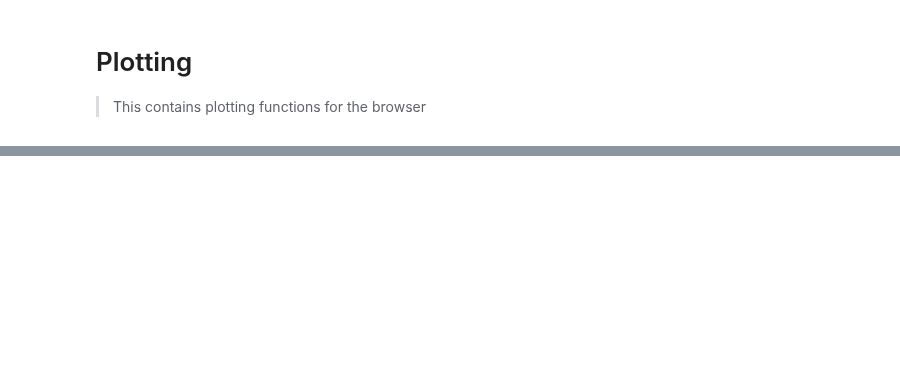
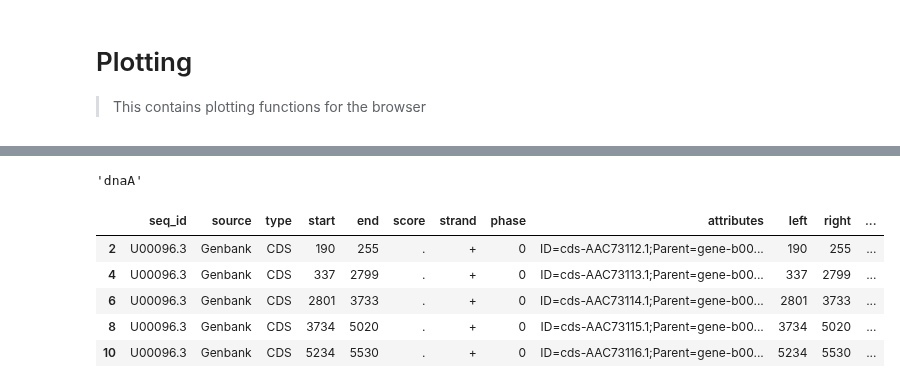
Before and after one commit to dbikard/genomenotebook, a Jupyter notebook: nbs/01_plotting.ipynb, the cells around one changed output, grey strips where cells are left out. Saved outputs shown, nothing was run; the diff lists cells and outputs as text; code cells hidden in the pictures; blank space fills up the shorter version.

```diff
--- a/nbs/01_plotting.ipynb
+++ b/nbs/01_plotting.ipynb
@@ -83,0 +113,5 @@ def create_genome_browser_plot(glyphSource, x_range, **kwargs):
+# %%
+data_path = get_example_data_dir()
+gff_path = os.path.join(data_path, "MG1655_U00096.gff3")
+annotation=get_genome_annotations(gff_path)
+annotation.head()
@@ -83,0 +140,5 @@ def create_genome_browser_plot(glyphSource, x_range, **kwargs):
+# %%
+input_str = 'ID=cds-ATV02827.1;Parent=gene-SaO11_00001;Dbxref=NCBI_GP:ATV02827.1;Name=ATV02827.1;gbkey=CDS;gene=dnaA;locus_tag=SaO11_00001;product=Chromosomal replication initiator protein DnaA;protein_id=ATV02827.1;transl_table=11'
+extract_attribute(input_str,"gene")
+# %% [output]
+'dnaA'
@@ -83,0 +148,41 @@ def create_genome_browser_plot(glyphSource, x_range, **kwargs):
+# %%
+#| export
+def get_genes_from_annotation(annotation):
+
+    genes = annotation[
+        annotation.type.isin(["CDS", "repeat_region", "ncRNA", "rRNA", "tRNA"])
+    ].copy()
+
+    genes.loc[genes["strand"] == "+", "start"] = genes.loc[
+        genes["strand"] == "+", "left"
+    ].values
+
+    genes.loc[genes["strand"] == "+", "end"] = genes.loc[
+        genes["strand"] == "+", "right"
+    ].values
+
+    genes.loc[genes["strand"] == "-", "start"] = genes.loc[
+        genes["strand"] == "-", "right"
+    ].values
+
+    genes.loc[genes["strand"] == "-", "end"] = genes.loc[
+        genes["strand"] == "-", "left"
+    ].values
+
+    genes['gene'] = genes.attributes.apply(extract_attribute,attr_name='gene')
+    genes['locus_tag'] = genes.attributes.apply(extract_attribute,attr_name='locus_tag')
+    genes['gene_or_locus'] = genes['gene'].fillna(genes['locus_tag'])
+    genes['product'] = genes.attributes.apply(extract_attribute,attr_name='product')
+    genes.loc[genes["type"] == "repeat_region", "gene"] = "REP"
+
+    return genes
+# %%
+genes=get_genes_from_annotation(annotation)
+genes.head()
+# %% [output]
+|  | seq_id | source | type | start | end | score | strand | phase | attributes | left | right | ... |
+| 2 | U00096.3 | Genbank | CDS | 190 | 255 | . | + | 0 | ID=cds-AAC73112.1;Parent=gene-b00... | 190 | 255 | ... |
+| 4 | U00096.3 | Genbank | CDS | 337 | 2799 | . | + | 0 | ID=cds-AAC73113.1;Parent=gene-b00... | 337 | 2799 | ... |
+| 6 | U00096.3 | Genbank | CDS | 2801 | 3733 | . | + | 0 | ID=cds-AAC73114.1;Parent=gene-b00... | 2801 | 3733 | ... |
+| 8 | U00096.3 | Genbank | CDS | 3734 | 5020 | . | + | 0 | ID=cds-AAC73115.1;Parent=gene-b00... | 3734 | 5020 | ... |
+| 10 | U00096.3 | Genbank | CDS | 5234 | 5530 | . | + | 0 | ID=cds-AAC73116.1;Parent=gene-b00... | 5234 | 5530 | ... |
```
Also changed, not shown: parts of 15 cells of this notebook, 7 other files.
